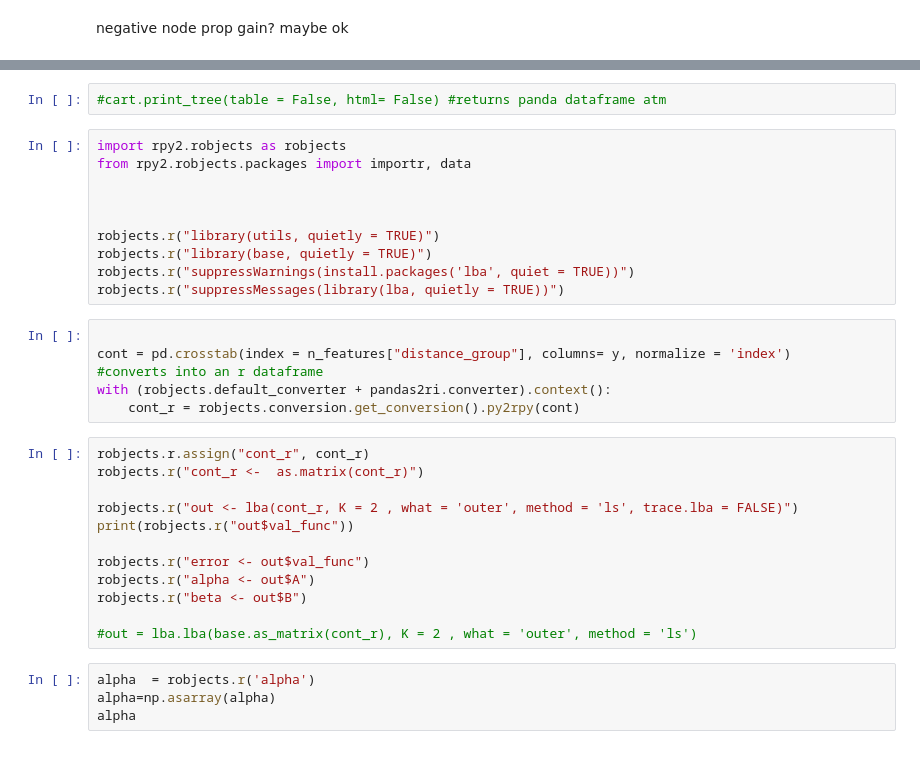
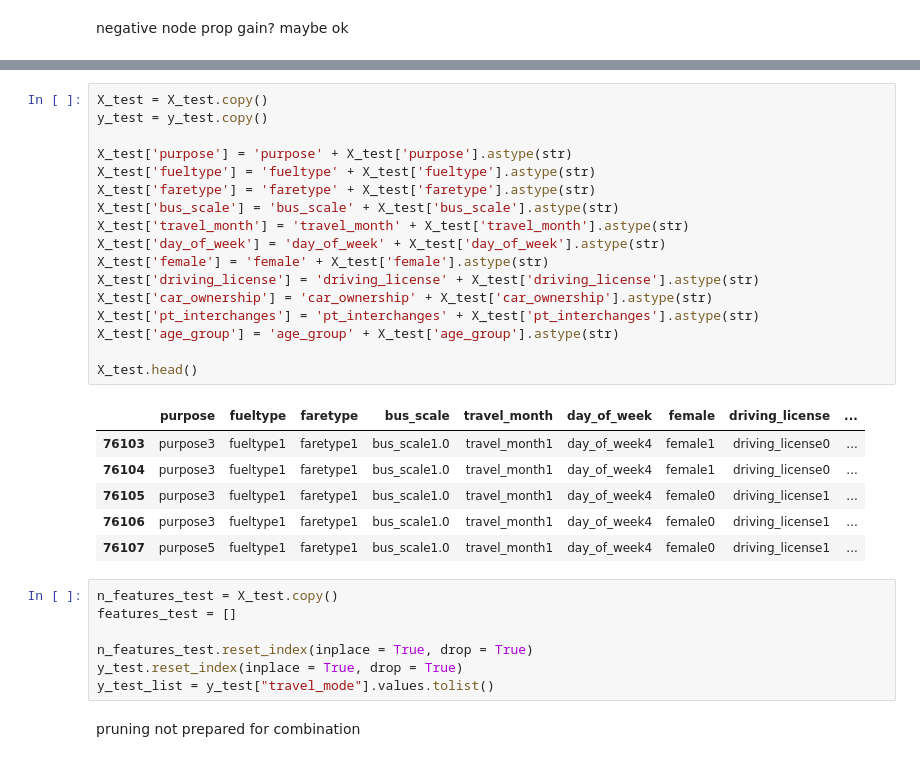
Before and after one commit to danielchfynn/TREE4, a Jupyter notebook: lbt_applied.ipynb, the cells around one changed output, grey strips where cells are left out. Cells and saved outputs as stored; diff of their text form.

```diff
--- a/lbt_applied.ipynb
+++ b/lbt_applied.ipynb
@@ -385,34 +335,33 @@ cart.growing_tree(my_tree)
-# %%
-#cart.print_tree(table = False, html= False) #returns panda dataframe atm
-# %%
-import rpy2.robjects as robjects
-from rpy2.robjects.packages import importr, data
-
-
-
-robjects.r("library(utils, quietly = TRUE)")
-robjects.r("library(base, quietly = TRUE)")
-robjects.r("suppressWarnings(install.packages('lba', quiet = TRUE))")
-robjects.r("suppressMessages(library(lba, quietly = TRUE))")
-# %%
-
-cont = pd.crosstab(index = n_features["distance_group"], columns= y, normalize = 'index')
-#converts into an r dataframe
-with (robjects.default_converter + pandas2ri.converter).context():
-    cont_r = robjects.conversion.get_conversion().py2rpy(cont)
-# %%
-robjects.r.assign("cont_r", cont_r)
-robjects.r("cont_r <-  as.matrix(cont_r)")
-
-robjects.r("out <- lba(cont_r, K = 2 , what = 'outer', method = 'ls', trace.lba = FALSE)")
-print(robjects.r("out$val_func"))
-
-robjects.r("error <- out$val_func")
-robjects.r("alpha <- out$A")
-robjects.r("beta <- out$B")
-
-#out = lba.lba(base.as_matrix(cont_r), K = 2 , what = 'outer', method = 'ls')
-# %%
-alpha  = robjects.r('alpha')
-alpha=np.asarray(alpha)
-alpha
+# %%
+X_test = X_test.copy()
+y_test = y_test.copy()
+
+X_test['purpose'] = 'purpose' + X_test['purpose'].astype(str)
+X_test['fueltype'] = 'fueltype' + X_test['fueltype'].astype(str)
+X_test['faretype'] = 'faretype' + X_test['faretype'].astype(str)
+X_test['bus_scale'] = 'bus_scale' + X_test['bus_scale'].astype(str)
+X_test['travel_month'] = 'travel_month' + X_test['travel_month'].astype(str)
+X_test['day_of_week'] = 'day_of_week' + X_test['day_of_week'].astype(str)
+X_test['female'] = 'female' + X_test['female'].astype(str)
+X_test['driving_license'] = 'driving_license' + X_test['driving_license'].astype(str)
+X_test['car_ownership'] = 'car_ownership' + X_test['car_ownership'].astype(str)
+X_test['pt_interchanges'] = 'pt_interchanges' + X_test['pt_interchanges'].astype(str)
+X_test['age_group'] = 'age_group' + X_test['age_group'].astype(str)
+
+X_test.head()
+# %% [output]
+|  | purpose | fueltype | faretype | bus_scale | travel_month | day_of_week | female | driving_license | ... |
+| 76103 | purpose3 | fueltype1 | faretype1 | bus_scale1.0 | travel_month1 | day_of_week4 | female1 | driving_license0 | ... |
+| 76104 | purpose3 | fueltype1 | faretype1 | bus_scale1.0 | travel_month1 | day_of_week4 | female1 | driving_license0 | ... |
+| 76105 | purpose3 | fueltype1 | faretype1 | bus_scale1.0 | travel_month1 | day_of_week4 | female0 | driving_license1 | ... |
+| 76106 | purpose3 | fueltype1 | faretype1 | bus_scale1.0 | travel_month1 | day_of_week4 | female0 | driving_license1 | ... |
+| 76107 | purpose5 | fueltype1 | faretype1 | bus_scale1.0 | travel_month1 | day_of_week4 | female0 | driving_license1 | ... |
+# %%
+n_features_test = X_test.copy()
+features_test = []
+
+n_features_test.reset_index(inplace = True, drop = True)
+y_test.reset_index(inplace = True, drop = True)
+y_test_list = y_test["travel_mode"].values.tolist()
+# %% [markdown]
+pruning not prepared for combination
```
Also changed, not shown: parts of 25 cells of this notebook, 4 other files.
